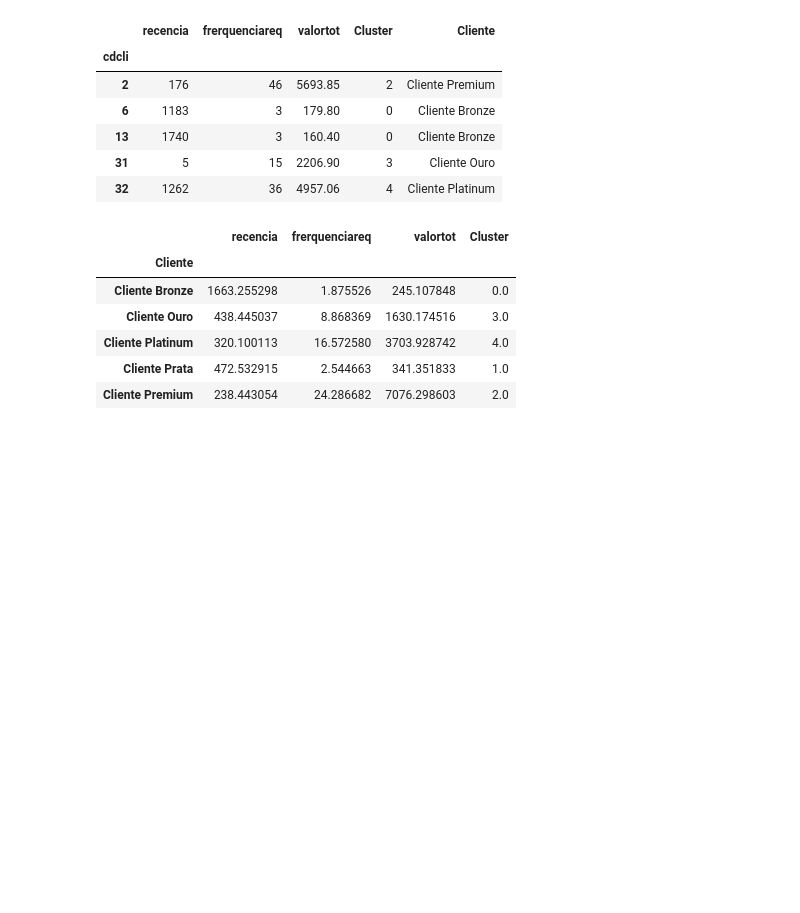
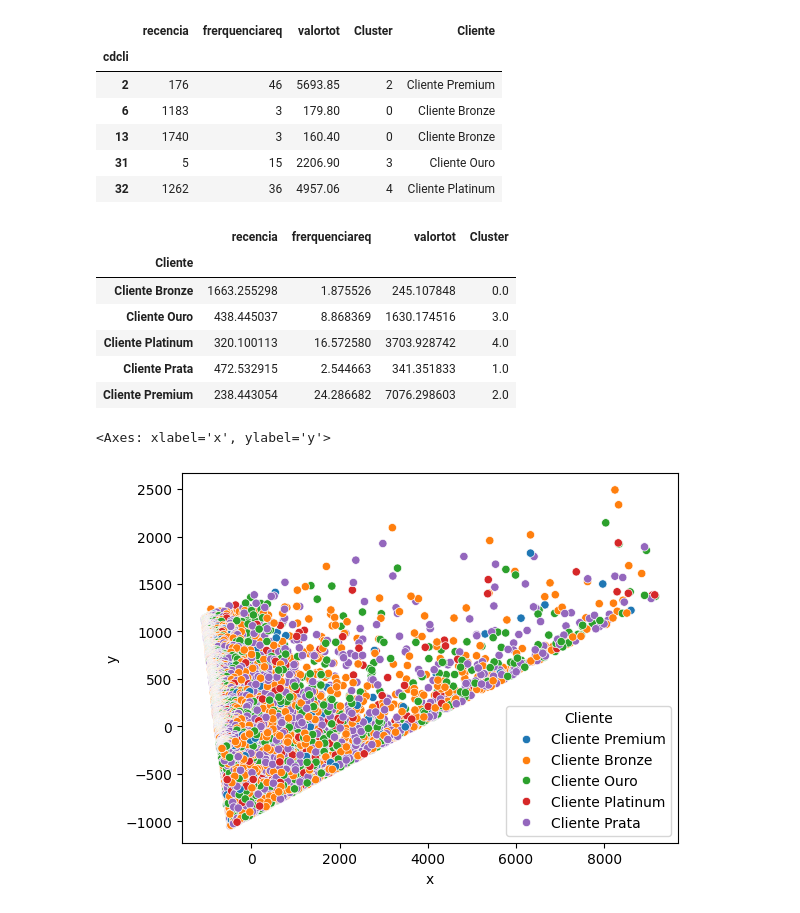
Before and after one commit to joaovitor-lemes/An-lise-Airbnb, a Jupyter notebook: Segmentacao_de_Clientes.ipynb, the cells around one changed output. Drawn from its saved outputs; the diff is of its cells as text; code cells hidden in the pictures; blank space fills up the shorter version.

```diff
--- a/Segmentacao_de_Clientes.ipynb
+++ b/Segmentacao_de_Clientes.ipynb
@@ -432,3 +433,8 @@ df_clean1.groupby('Cliente').mean()
 | Cliente Platinum | 320.100113 | 16.572580 | 3703.928742 | 4.0 |
 | Cliente Prata | 472.532915 | 2.544663 | 341.351833 | 1.0 |
 | Cliente Premium | 238.443054 | 24.286682 | 7076.298603 | 2.0 |
+# %%
+sns.scatterplot(x = projection.x, y = projection.y, hue = df_clean1.Cliente)
+# %% [output]
+<Axes: xlabel='x', ylabel='y'>
+[figure, added]
```
Also changed, not shown: parts of 10 cells of this notebook.
